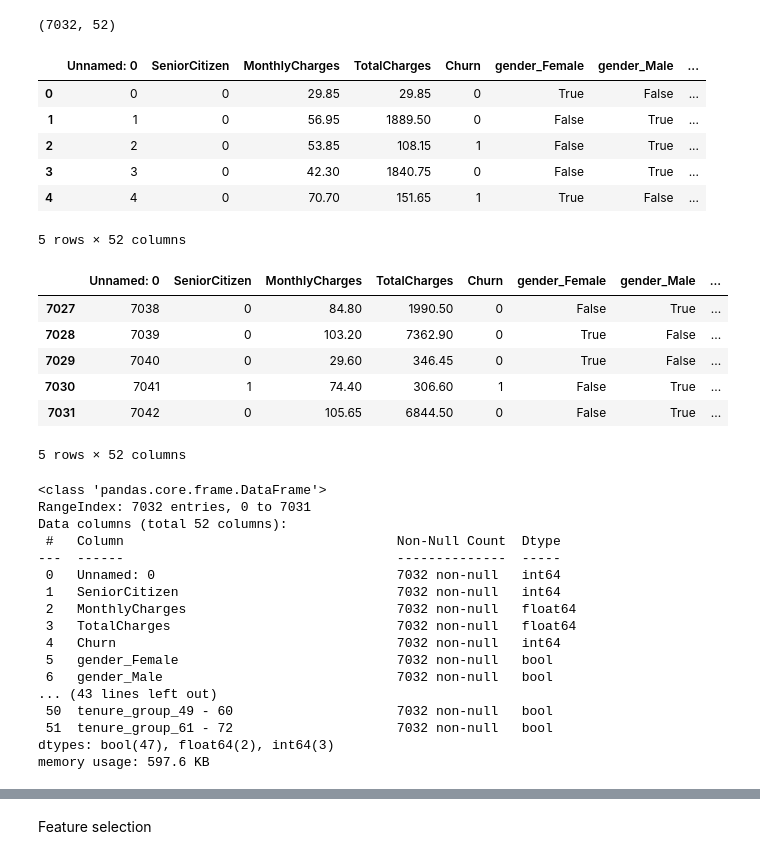
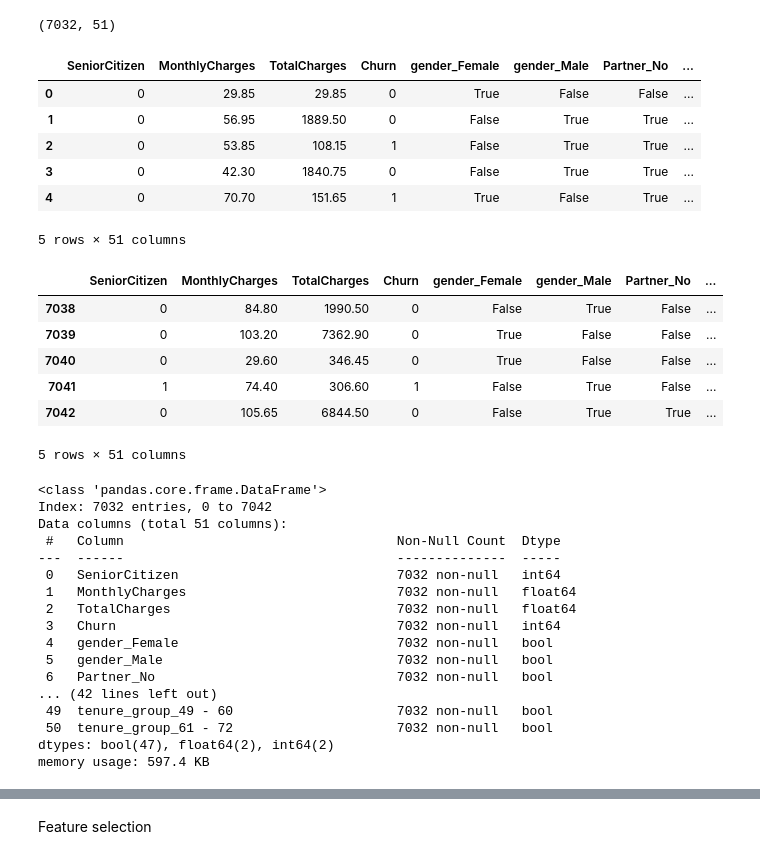
Before and after one commit to hariskhan-hk/Churn_pred, a Jupyter notebook: knnclassification.ipynb, the cells around one changed output, grey strips where cells are left out. Saved outputs shown, nothing was run; the diff lists cells and outputs as text; code cells hidden in the pictures.

```diff
--- a/knnclassification.ipynb
+++ b/knnclassification.ipynb
@@ -15,47 +14,47 @@ from sklearn.neighbors import KNeighborsClassifier
 
 %matplotlib inline
 # %%
-df = pd.read_csv('/content/sample_data/Cleaned_Telecom_Dataset.csv')
-df.shape
+tel_df_copy = pd.read_csv('/content/sample_data/Cleaned_Telecom_Dataset.csv', index_col=0)
+tel_df_copy.shape
 # %% [output]
-(7032, 52)
+(7032, 51)
 # %%
-df.head()
+tel_df_copy.head()
 # %% [output]
-|  | Unnamed: 0 | SeniorCitizen | MonthlyCharges | TotalCharges | Churn | gender_Female | gender_Male | ... |
-| 0 | 0 | 0 | 29.85 | 29.85 | 0 | True | False | ... |
-| 1 | 1 | 0 | 56.95 | 1889.50 | 0 | False | True | ... |
-| 2 | 2 | 0 | 53.85 | 108.15 | 1 | False | True | ... |
-| 3 | 3 | 0 | 42.30 | 1840.75 | 0 | False | True | ... |
-| 4 | 4 | 0 | 70.70 | 151.65 | 1 | True | False | ... |
+|  | SeniorCitizen | MonthlyCharges | TotalCharges | Churn | gender_Female | gender_Male | Partner_No | ... |
+| 0 | 0 | 29.85 | 29.85 | 0 | True | False | False | ... |
+| 1 | 0 | 56.95 | 1889.50 | 0 | False | True | True | ... |
+| 2 | 0 | 53.85 | 108.15 | 1 | False | True | True | ... |
+| 3 | 0 | 42.30 | 1840.75 | 0 | False | True | True | ... |
+| 4 | 0 | 70.70 | 151.65 | 1 | True | False | True | ... |
-5 rows × 52 columns
+5 rows × 51 columns
 # %%
-df.tail()
+tel_df_copy.tail()
 # %% [output]
-|  | Unnamed: 0 | SeniorCitizen | MonthlyCharges | TotalCharges | Churn | gender_Female | gender_Male | ... |
-| 7027 | 7038 | 0 | 84.80 | 1990.50 | 0 | False | True | ... |
-| 7028 | 7039 | 0 | 103.20 | 7362.90 | 0 | True | False | ... |
-| 7029 | 7040 | 0 | 29.60 | 346.45 | 0 | True | False | ... |
-| 7030 | 7041 | 1 | 74.40 | 306.60 | 1 | False | True | ... |
-| 7031 | 7042 | 0 | 105.65 | 6844.50 | 0 | False | True | ... |
+|  | SeniorCitizen | MonthlyCharges | TotalCharges | Churn | gender_Female | gender_Male | Partner_No | ... |
+| 7038 | 0 | 84.80 | 1990.50 | 0 | False | True | False | ... |
+| 7039 | 0 | 103.20 | 7362.90 | 0 | True | False | False | ... |
+| 7040 | 0 | 29.60 | 346.45 | 0 | True | False | False | ... |
+| 7041 | 1 | 74.40 | 306.60 | 1 | False | True | False | ... |
+| 7042 | 0 | 105.65 | 6844.50 | 0 | False | True | True | ... |
-5 rows × 52 columns
+5 rows × 51 columns
 # %%
-df.info()
+tel_df_copy.info()
 # %% [output]
 <class 'pandas.core.frame.DataFrame'>
-RangeIndex: 7032 entries, 0 to 7031
-Data columns (total 52 columns):
+Index: 7032 entries, 0 to 7042
+Data columns (total 51 columns):
  #   Column                                   Non-Null Count  Dtype
 ---  ------                                   --------------  -----
- 0   Unnamed: 0                               7032 non-null   int64
- 1   SeniorCitizen                            7032 non-null   int64
- 2   MonthlyCharges                           7032 non-null   float64
- 3   TotalCharges                             7032 non-null   float64
- 4   Churn                                    7032 non-null   int64
- 5   gender_Female                            7032 non-null   bool
- 6   gender_Male                              7032 non-null   bool
-... (43 lines left out)
- 50  tenure_group_49 - 60                     7032 non-null   bool
- 51  tenure_group_61 - 72                     7032 non-null   bool
-dtypes: bool(47), float64(2), int64(3)
-memory usage: 597.6 KB
+ 0   SeniorCitizen                            7032 non-null   int64
+ 1   MonthlyCharges                           7032 non-null   float64
+ 2   TotalCharges                             7032 non-null   float64
+ 3   Churn                                    7032 non-null   int64
+ 4   gender_Female                            7032 non-null   bool
+ 5   gender_Male                              7032 non-null   bool
+ 6   Partner_No                               7032 non-null   bool
+... (42 lines left out)
+ 49  tenure_group_49 - 60                     7032 non-null   bool
+ 50  tenure_group_61 - 72                     7032 non-null   bool
+dtypes: bool(47), float64(2), int64(2)
+memory usage: 597.4 KB
```
Also changed, not shown: parts of 16 cells of this notebook.
